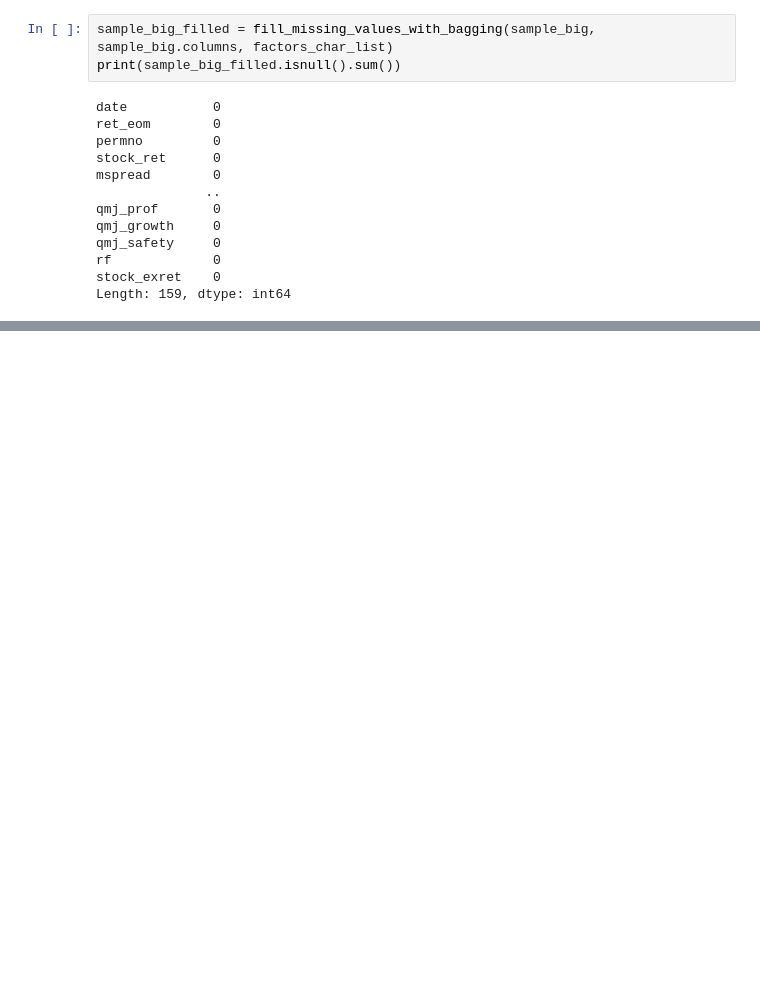
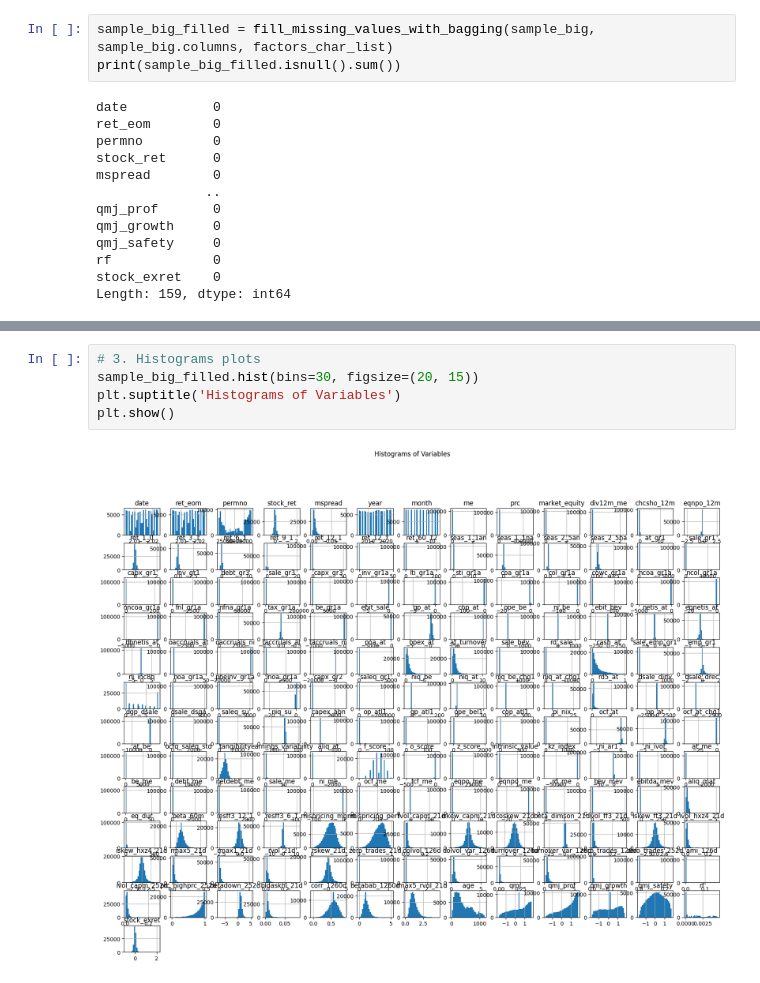
Before and after one commit to SheidaMajidi/portfolio_investment_analysis, a Jupyter notebook: analysis/stock_analysis.ipynb, the cells around one changed output, grey strips where cells are left out. Drawn from its saved outputs; the diff is of its cells as text; blank space fills up the shorter version.

```diff
--- a/analysis/stock_analysis.ipynb
+++ b/analysis/stock_analysis.ipynb
@@ -95,0 +134,7 @@ Length: 159, dtype: int64
+# %%
+# 3. Histograms plots
+sample_big_filled.hist(bins=30, figsize=(20, 15))
+plt.suptitle('Histograms of Variables')
+plt.show()
+# %% [output]
+[figure, added]
```
Also changed, not shown: parts of 25 cells of this notebook, 1 other file.
